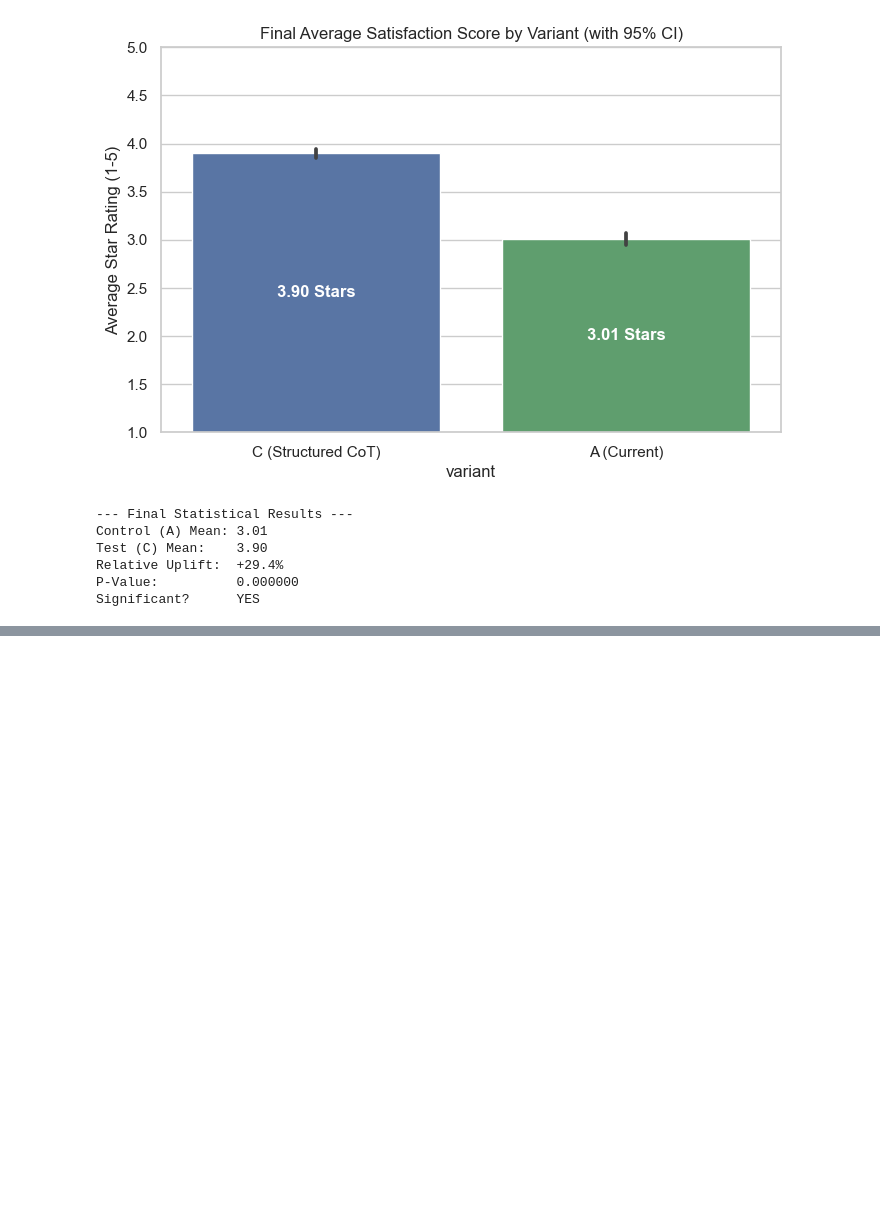
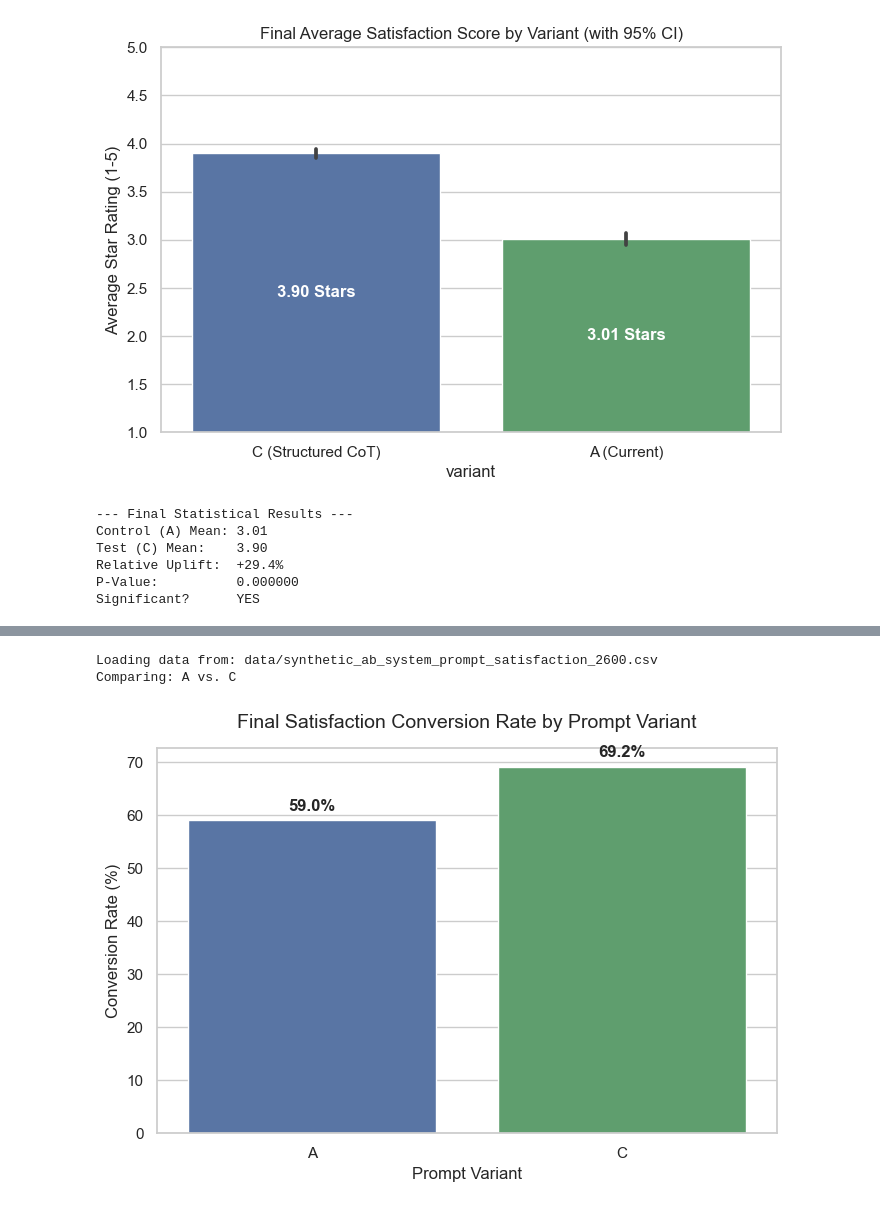
Before and after one commit to TH41NGUY3N/fork-ds-chatbot-abtest, a Jupyter notebook: 03_chatbot_ab_test_experiment_design_and_power.ipynb, the cells around one changed output, grey strips where cells are left out. Drawn from its saved outputs; the diff is of its cells as text; code cells hidden in the pictures; blank space fills up the shorter version.

```diff
--- a/03_chatbot_ab_test_experiment_design_and_power.ipynb
+++ b/03_chatbot_ab_test_experiment_design_and_power.ipynb
@@ -687,0 +791,79 @@ Significant?      YES
+# %%
+import pandas as pd
+import numpy as np
+import matplotlib.pyplot as plt
+import seaborn as sns
+from statsmodels.stats.proportion import proportions_ztest
+
+# 1. Load the new dataset
+# Make sure the file name exactly matches where it is stored in your directory
+file_path = 'data/synthetic_ab_system_prompt_satisfaction_2600.csv'
+print(f"Loading data from: {file_path}")
+df_new = pd.read_csv(file_path)
+
+# 2. Dynamically identify the Control and Test groups
+variants = sorted(df_new['variant'].unique())
+control_name = variants[0] # Assumes 'A' is control
+test_name = variants[1]    # Assumes 'C' is test
+print(f"Comparing: {control_name} vs. {test_name}\n")
+
+# 3. Summarize the data (Calculate Conversion Rates)
+summary = df_new.groupby('variant')['conversion'].agg(['count', 'sum', 'mean']).reset_index()
+summary['conversion_rate_pct'] = summary['mean'] * 100
+
+# 4. Visualization
+plt.figure(figsize=(8, 5))
+sns.set_theme(style="whitegrid")
+
+# Create the bar plot
+ax = sns.barplot(
+    data=summary,
+    x='variant',
+    y='conversion_rate_pct',
+    palette=['#4C72B0', '#55A868']
+)
+
+plt.title('Final Satisfaction Conversion Rate by Prompt Variant', fontsize=14, pad=15)
+plt.ylabel('Conversion Rate (%)', fontsize=12)
+plt.xlabel('Prompt Variant', fontsize=12)
+
+# Add exact data labels to the top of the bars
+for container in ax.containers:
+    ax.bar_label(container, fmt='%.1f%%', label_type='edge', padding=5, fontweight='bold', fontsize=12)
+plt.show()
+
+# 5. Statistical Testing (Z-Test for Proportions)
+control_count = summary.loc[summary['variant'] == control_name, 'count'].values[0]
+control_conv = summary.loc[summary['variant'] == control_name, 'sum'].values[0]
+control_mean = summary.loc[summary['variant'] == control_name, 'mean'].values[0]
+
+test_count = summary.loc[summary['variant'] == test_name, 'count'].values[0]
+test_conv = summary.loc[summary['variant'] == test_name, 'sum'].values[0]
+test_mean = summary.loc[summary['variant'] == test_name, 'mean'].values[0]
+
+# Run the Z-Test
+stat, pval = proportions_ztest([test_conv, control_conv], [test_count, control_count])
+
+# Calculate relative uplift
+uplift = ((test_mean - control_mean) / control_mean) * 100
+
+# Determine significance based on the standard alpha of 0.05
+is_sig = "YES" if pval < 0.05 else "NO"
+
+# 6. Print the final business readout
+print("--- Final Statistical Results ---")
+print(f"Control ({control_name}) Total Users: {control_count}")
+print(f"Control ({control_name}) Conversions: {control_conv}")
+print(f"Control ({control_name}) Conv. Rate:  {control_mean*100:.2f}%\n")
+
+print(f"Test ({test_name}) Total Users: {test_count}")
+print(f"Test ({test_name}) Conversions: {test_conv}")
+print(f"Test ({test_name}) Conv. Rate:  {test_mean*100:.2f}%\n")
+
+print(f"Relative Uplift:  {'+' if uplift > 0 else ''}{uplift:.1f}%")
+print(f"P-Value:          {pval:.6f}")
+print(f"Significant?      {is_sig}")
+# %% [output]
+Loading data from: data/synthetic_ab_system_prompt_satisfaction_2600.csv
+Comparing: A vs. C
+[figure, added]
```
Also changed, not shown: parts of 9 cells of this notebook.
